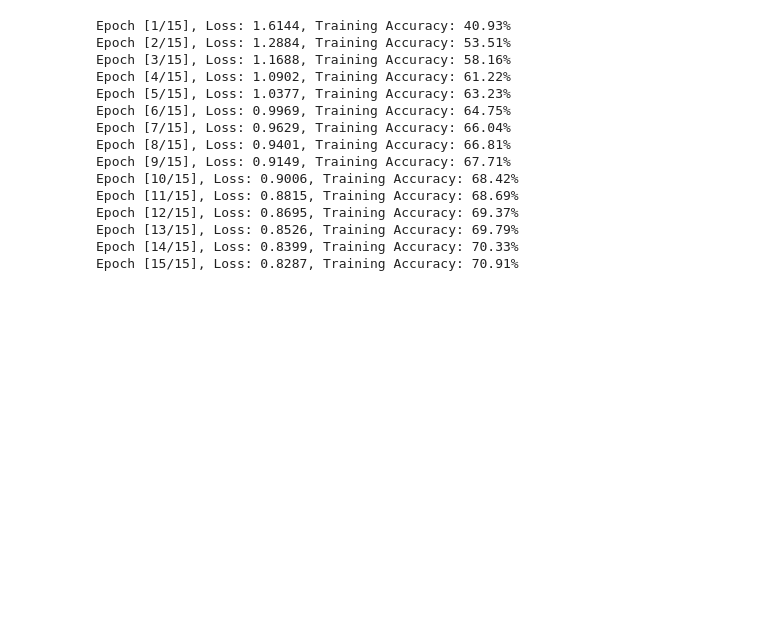
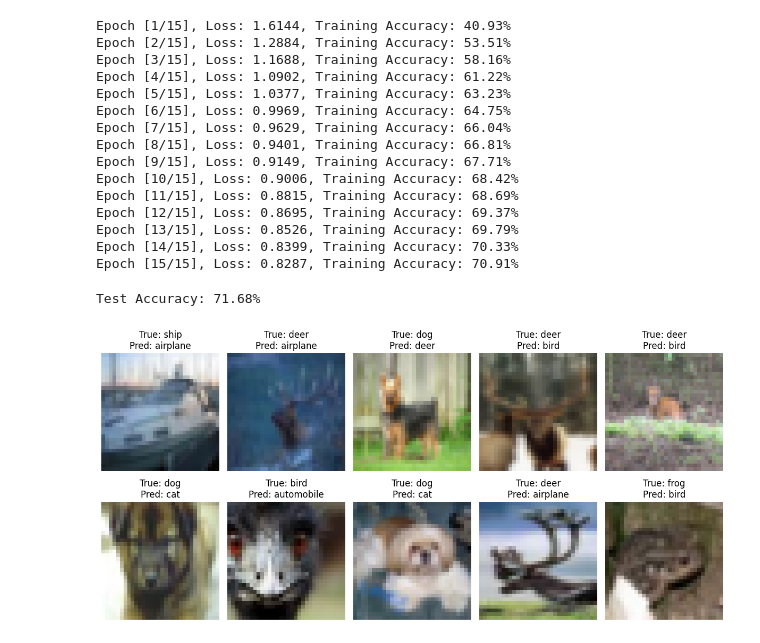
Before and after one commit to L1chik/cv_labs, a Jupyter notebook: lab14/lab14.ipynb, the cells around one changed output. Cells and saved outputs as stored; diff of their text form; code cells hidden in the pictures; blank space fills up the shorter version.

```diff
--- a/lab14/lab14.ipynb
+++ b/lab14/lab14.ipynb
@@ -192,3 +192,58 @@ Epoch [12/15], Loss: 0.8695, Training Accuracy: 69.37%
 Epoch [13/15], Loss: 0.8526, Training Accuracy: 69.79%
 Epoch [14/15], Loss: 0.8399, Training Accuracy: 70.33%
 Epoch [15/15], Loss: 0.8287, Training Accuracy: 70.91%
+# %%
+model.eval()
+
+correct = 0 # To count correct predictions
+total = 0 # To count total samples
+
+# Evaluate the model on the test dataset without computing gradients
+with torch.no_grad(): # No need to compute gradients during evaluation
+    for images, labels in test_loader:
+        # Move images and labels to the device (GPU or CPU)
+        images, labels = images.to(device), labels.to(device)
+        # Apply the model to get outputs
+        outputs = model(images)
+        # Get the predicted class by finding the index of the max log-probability
+        _, predicted = outputs.max(1)
+        # Add the number of samples in the current batch to total
+        total += labels.size(0)
+        # Add the number of correct predictions in the current batch to correct
+        correct += predicted.eq(labels).sum().item()
+# Calculate the test accuracy as a percentage and print it
+test_acc = 100. * correct / total
+print(f'Test Accuracy: {test_acc:.2f}%')
+# %% [output]
+Test Accuracy: 71.68%
+# %%
+misclassified = []
+
+# Initialize model for evaluation
+model.eval()
+# Evaluate the model on the test dataset without computing gradients as above
+with torch.no_grad():
+    for images, labels in test_loader:
+        images, labels = images.to(device), labels.to(device)
+        outputs = model(images)
+        _, predicted = outputs.max(1)
+        for i in range(len(labels)):
+            if predicted[i] != labels[i]:
+                misclassified.append((images[i].cpu(), predicted[i].cpu(), labels[i].cpu()))
+            if len(misclassified) >= 10: # Keep collecting misclassified images until we have 10
+                break
+        if len(misclassified) >= 10: # Keep collecting misclassified images until we have 10
+            break
+
+# Plot the first 10 misclassified images
+fig, axes = plt.subplots(2, 5, figsize=(12, 6))
+for i, ax in enumerate(axes.flatten()):
+    img, pred, true = misclassified[i]
+    ax.imshow(img.permute(1, 2, 0) * std + mean) # Unnormalize for display and convert from [C, H, W] to [H, W, C]
+    ax.set_title(f'True: {class_names[true]}\nPred: {class_names[pred]}')
+    ax.axis('off')
+
+plt.tight_layout()
+plt.show()
+# %% [output]
+[figure, added]
```
Also changed, not shown: parts of 1 cell of this notebook, 24 other files.
